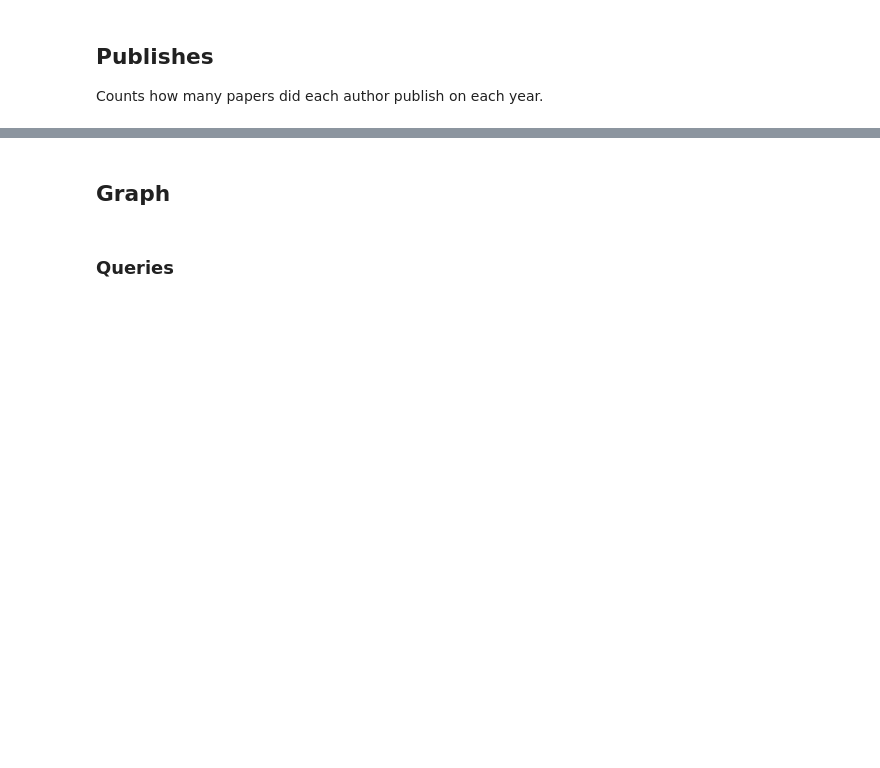
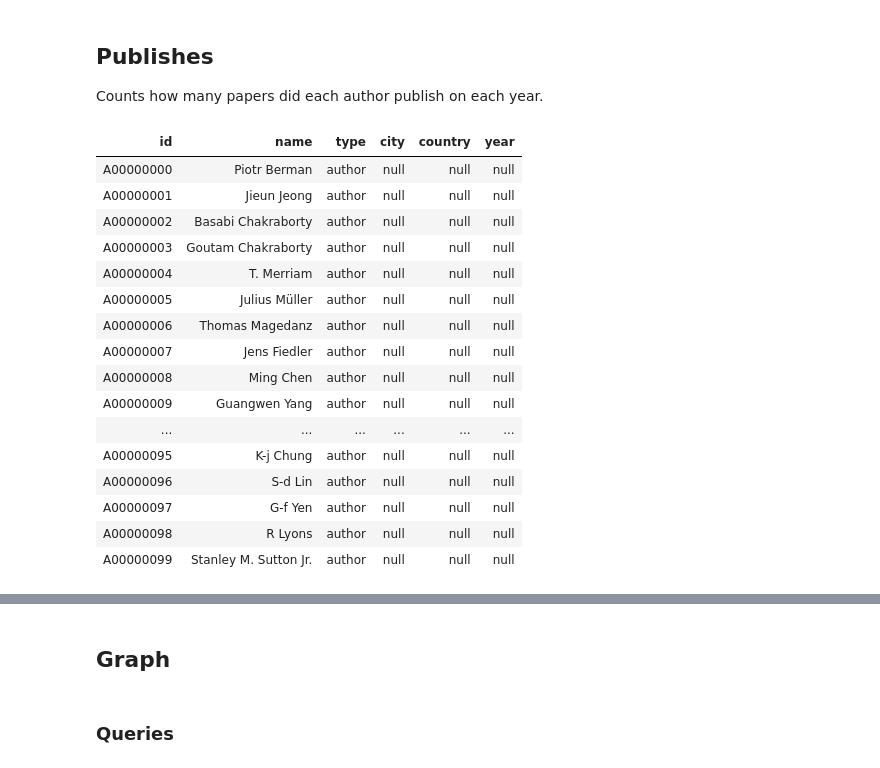
Before and after one commit to Karljohan99/BDM2023-group3, a Jupyter notebook: project2/Project_2.ipynb, the cells around one changed output, grey strips where cells are left out. Drawn from its saved outputs; the diff is of its cells as text; code cells hidden in the pictures; blank space fills up the shorter version.

Commit message:
Created pictures, added queries for specs and publishes

```diff
--- a/project2/Project_2.ipynb
+++ b/project2/Project_2.ipynb
@@ -315,7 +670,7 @@ display(specialisations_graph.triplets)
 Counts how many papers did each author publish on each year.
 # %%
 years_df = (filtered_df
-              #.limit(100)
+              .limit(100) # Remove this limit to see multiple submits for some authors
               .select('title', "year")
            )
 
@@ -326,9 +681,27 @@ years_id = (years_df.select("year").dropDuplicates()
 # %%
 years = years_df.join(years_id, ["year"]).select('id', 'year', 'title')
 
 v_publishes = vertices.unionByName(years_id.withColumn("type", F.lit("year")), allowMissingColumns=True)
 
-display(v_publishes)
+display(v_publishes.limit(100))
+# %% [output]
+| id | name | type | city | country | year |
+| A00000000 | Piotr Berman | author | null | null | null |
+| A00000001 | Jieun Jeong | author | null | null | null |
+| A00000002 | Basabi Chakraborty | author | null | null | null |
+| A00000003 | Goutam Chakraborty | author | null | null | null |
+| A00000004 | T. Merriam | author | null | null | null |
+| A00000005 | Julius Müller | author | null | null | null |
+| A00000006 | Thomas Magedanz | author | null | null | null |
+| A00000007 | Jens Fiedler | author | null | null | null |
+| A00000008 | Ming Chen | author | null | null | null |
+| A00000009 | Guangwen Yang | author | null | null | null |
+| ... | ... | ... | ... | ... | ... |
+| A00000095 | K-j Chung | author | null | null | null |
+| A00000096 | S-d Lin | author | null | null | null |
+| A00000097 | G-f Yen | author | null | null | null |
+| A00000098 | R Lyons | author | null | null | null |
+| A00000099 | Stanley M. Sutton Jr. | author | null | null | null |
 # %%
 e_publishes = (years.join(auth, ["title"])
              .select(F.col("author_id").alias("src"), F.col("id").alias("dst"))
```
Also changed, not shown: parts of 27 cells of this notebook, 5 other files.
